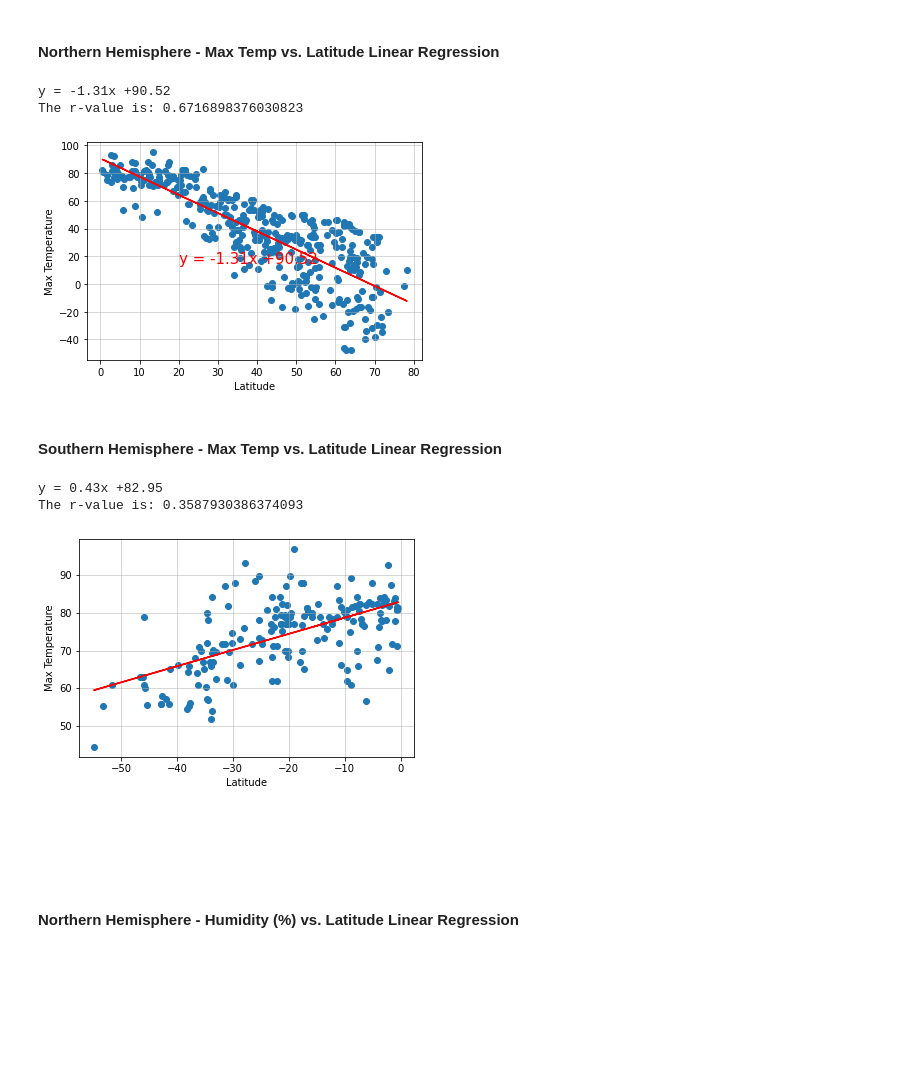
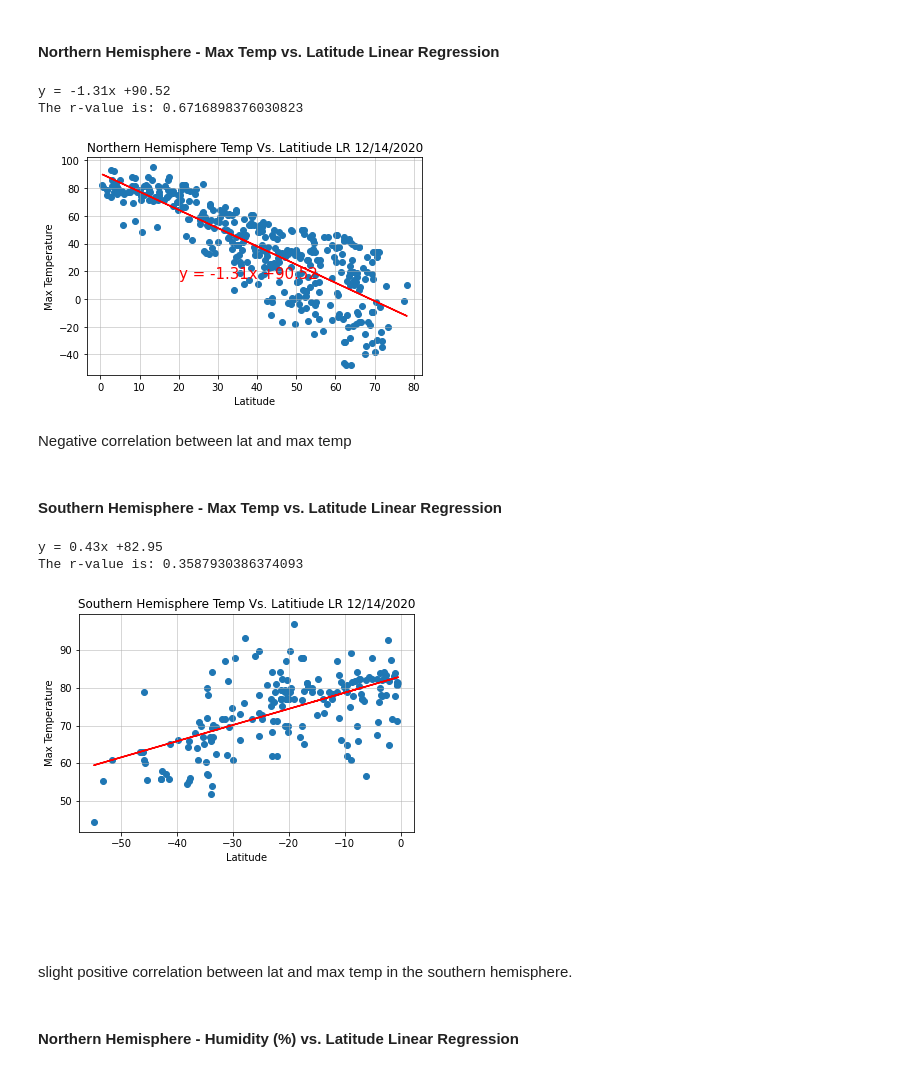
Before and after one commit to swanifereight/python-api-challenge, a Jupyter notebook: starter_code/WeatherPy/WeatherPy.ipynb, the cells around one changed output. Drawn from its saved outputs; the diff is of its cells as text; code cells hidden in the pictures; blank space fills up the shorter version.

```diff
--- a/starter_code/WeatherPy/WeatherPy.ipynb
+++ b/starter_code/WeatherPy/WeatherPy.ipynb
@@ -248,30 +256,33 @@ southern_hem = weatherDf[weatherDf['Lat'] < 0]
 # %%
 x_values = northern_hem['Lat']
 y_values = northern_hem['Max Temp']
 (slope, intercept, rvalue, pvalue, stderr) = stats.linregress(x_values, y_values)
 
 regress_values = x_values * slope + intercept
 line_eq = "y = " + str(round(slope,2)) + "x +" +str(round(intercept,2))
 print(line_eq)
 
 plt.scatter(x_values,y_values)
 plt.plot(x_values,regress_values,"r-")
 
 # Label plot and annotate the line equation
+plt.title('Northern Hemisphere Temp Vs. Latitiude LR 12/14/2020')
 plt.xlabel('Latitude')
 plt.ylabel('Max Temperature')
 plt.grid(linestyle = '-', linewidth = 1, alpha = 0.5)
 plt.annotate(line_eq,(20,15),fontsize=15,color="red")
 
 plt.savefig("../WeatherPy/NHtempvslat.png")
 print(f"The r-value is: {rvalue**2}")
 
 # Show plot
 plt.show()
 # %% [output]
 y = -1.31x +90.52
 The r-value is: 0.6716898376030823
-[figure, old version]
+[figure, new version]
+# %% [markdown]
+Negative correlation between lat and max temp
 # %% [markdown]
 ####  Southern Hemisphere - Max Temp vs. Latitude Linear Regression
 # %%
@@ -287,6 +298,7 @@ plt.scatter(x_values,y_values)
 plt.plot(x_values,regress_values,"r-")
 
 # Label plot and annotate the line equation
+plt.title('Southern Hemisphere Temp Vs. Latitiude LR 12/14/2020')
 plt.xlabel('Latitude')
 plt.ylabel('Max Temperature')
 plt.grid(linestyle = '-', linewidth = 1, alpha = 0.5)
@@ -301,7 +313,9 @@ plt.show()
 # %% [output]
 y = 0.43x +82.95
 The r-value is: 0.3587930386374093
-[figure, old version]
+[figure, new version]
+# %% [markdown]
+slight positive correlation between lat and max temp in the southern hemisphere.
 # %% [markdown]
 ####  Northern Hemisphere - Humidity (%) vs. Latitude Linear Regression
 # %%
```
Also changed, not shown: parts of 16 cells of this notebook, 12 other files.
